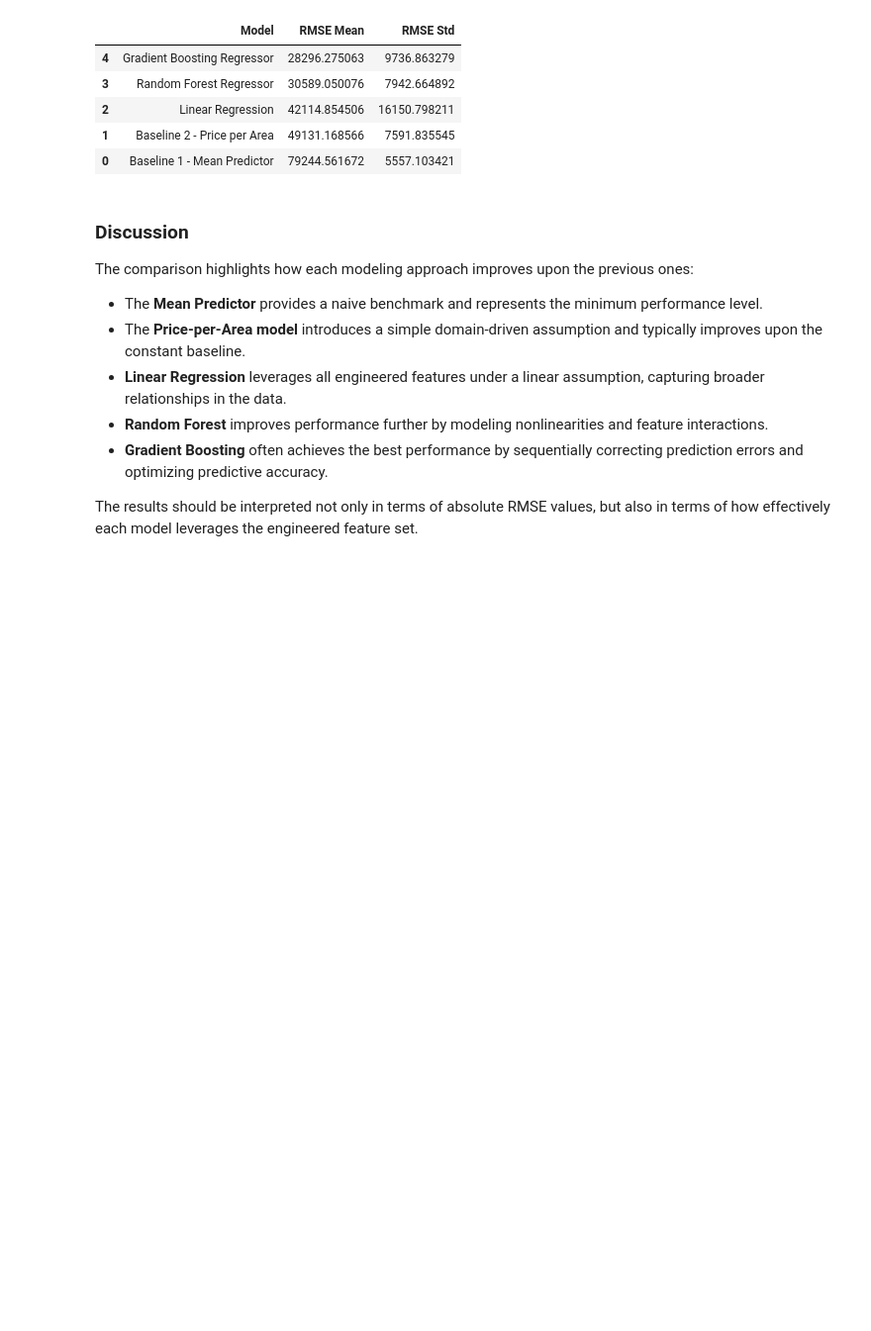
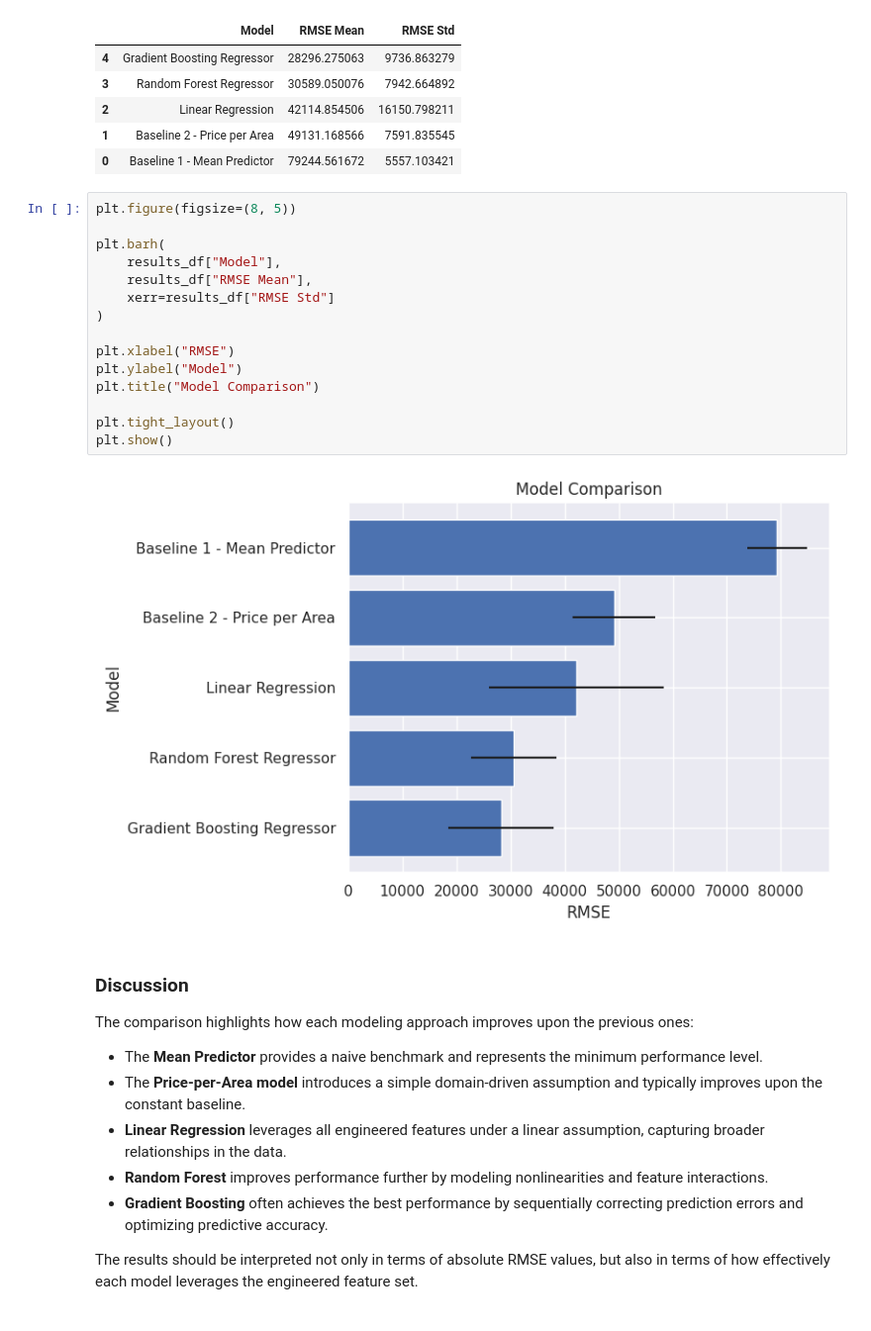
Before and after one commit to ianlopezdiaz/kaggle-house-prices, a Jupyter notebook: 03_modeling.ipynb, the cells around one changed output. Shown at 99% size. Cells and saved outputs as stored; diff of their text form; blank space fills up the shorter version.

Commit message:
more 03_modeling updates

```diff
--- a/03_modeling.ipynb
+++ b/03_modeling.ipynb
@@ -457,6 +457,23 @@ results_df
 | 2 | Linear Regression | 42114.854506 | 16150.798211 |
 | 1 | Baseline 2 - Price per Area | 49131.168566 | 7591.835545 |
 | 0 | Baseline 1 - Mean Predictor | 79244.561672 | 5557.103421 |
+# %%
+plt.figure(figsize=(8, 5))
+
+plt.barh(
+    results_df["Model"],
+    results_df["RMSE Mean"],
+    xerr=results_df["RMSE Std"]
+)
+
+plt.xlabel("RMSE")
+plt.ylabel("Model")
+plt.title("Model Comparison")
+
+plt.tight_layout()
+plt.show()
+# %% [output]
+[figure, added]
 # %% [markdown]
 ### Discussion
 
```
Also changed, not shown: parts of 3 cells of this notebook, 8 other files.
